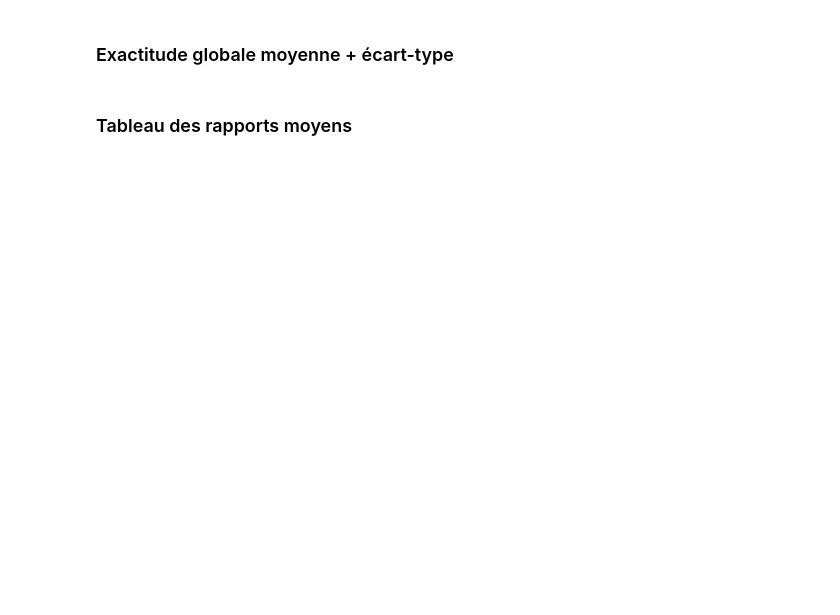
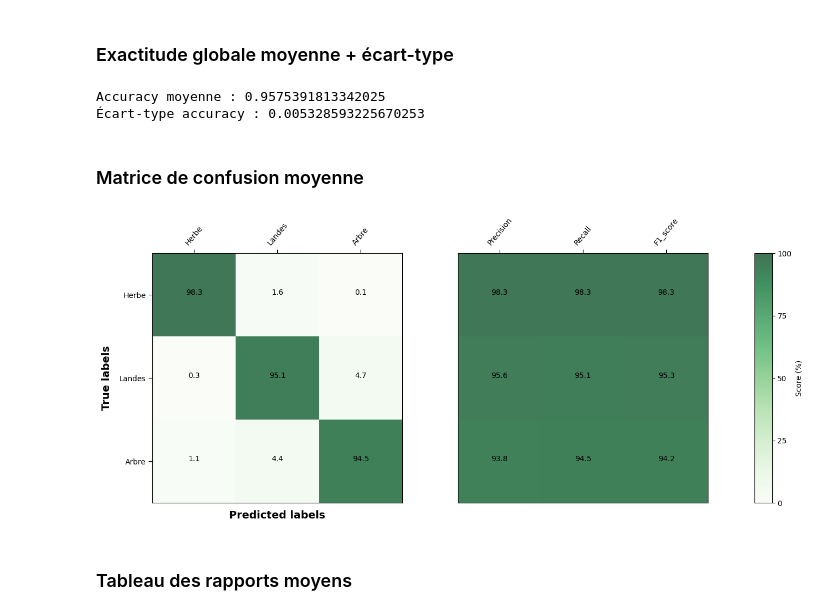
Before and after one commit to diallodjiby/projet_teledectection_DIALLO_Djiby, a Jupyter notebook: projet_telea_DIALLO_Djiby.ipynb, the cells around one changed output. Cells and saved outputs as stored; diff of their text form; code cells hidden in the pictures; blank space fills up the shorter version.

```diff
--- a/projet_telea_DIALLO_Djiby.ipynb
+++ b/projet_telea_DIALLO_Djiby.ipynb
@@ -402,11 +427,3 @@ sortie_matrix = os.path.join(RESULTS, f"ma_matrice{suffix}.png")
 sortie_qualite = os.path.join(RESULTS, f"mes_qualites{suffix}.png")
 # %% [markdown]
 ### Extraction des échantillons d'entraînement
-# %%
-X_stack = rw.load_img_as_array(multi_band_image).astype(np.float32)
-y_raster = rw.load_img_as_array(sample_image_raster).squeeze()
-
-X, Y, mask = prepare_training_data(X_stack, y_raster)
-
-print(X.shape)
-print(Y.shape)
@@ -548,9 +632,20 @@ plt.show()
 # %% [markdown]
 ### Exactitude globale moyenne + écart-type
 # %%
-list_report = []
+array_report = np.array(list_report)
 
-...
+mean_report = array_report.mean(axis=0)
+std_report  = array_report.std(axis=0)
 
-report = classification_report(Y_test, Y_pred, output_dict=True)
-list_report.append(mf.report_from_dict_to_df(report))
+array_cm = np.array(list_cm)
+mean_cm = array_cm.mean(axis=0)
+
+array_acc = np.array(list_acc)
+mean_accuracy = array_acc.mean()
+std_accuracy = array_acc.std()
+
+print("Accuracy moyenne :", mean_accuracy)
+print("Écart-type accuracy :", std_accuracy)
+# %% [output]
+Accuracy moyenne : 0.9575391813342025
+Écart-type accuracy : 0.005328593225670253
@@ -569,3 +652,20 @@ std_accuracy = array_acc.std()
+# %% [markdown]
+### Matrice de confusion moyenne
+# %%
+from libsigma import plots
+array_cm = np.array(list_cm)
+mean_cm = array_cm.mean(axis=0)
+
+labels = ["Herbe", "Landes", "Arbre"]
+
+plots.plot_cm(
+    mean_cm,
+    labels,
+    out_filename=sortie_matrix,
+    normalize=True
+)
+# %% [output]
+[figure, added]
 # %% [markdown]
 ### Tableau des rapports moyens
 # %%
```
Also changed, not shown: parts of 25 cells of this notebook, 1 other file.
